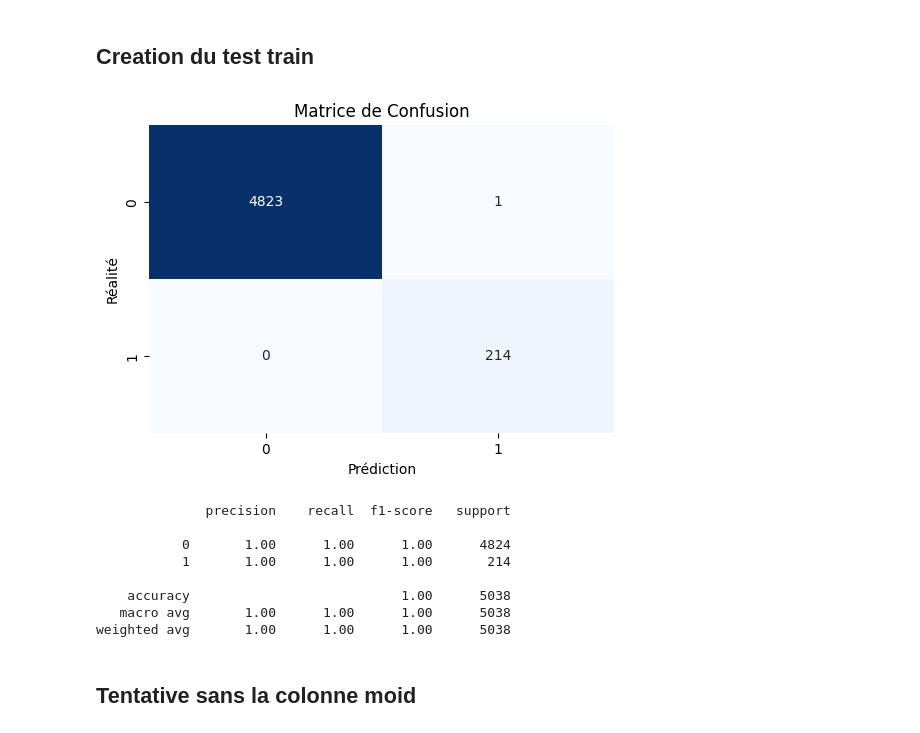
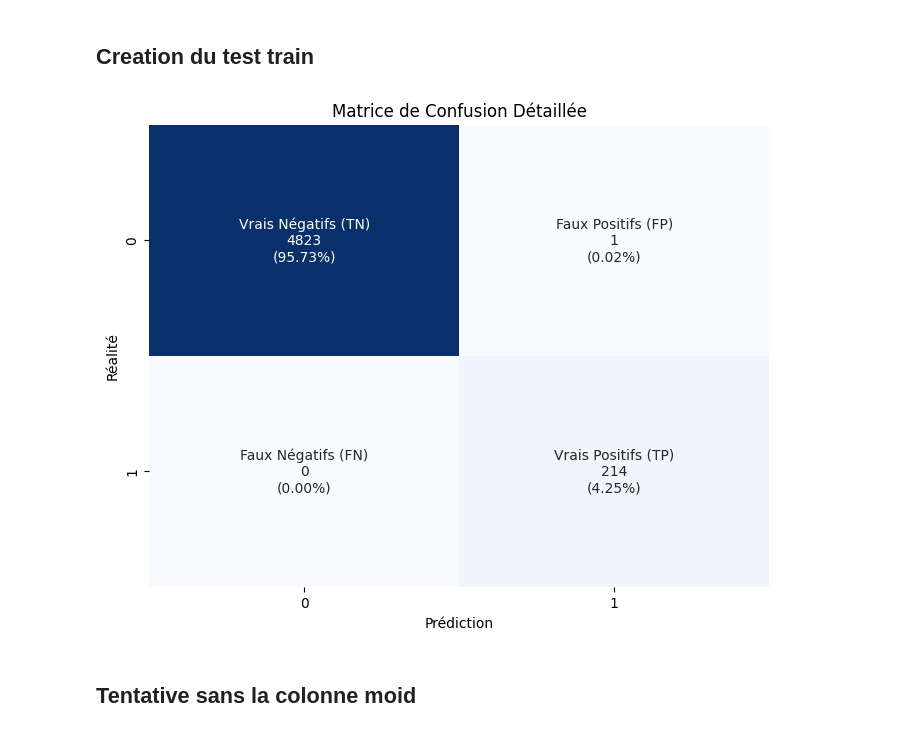
Before and after one commit to MehdiBoussalem/Nasa-ML, a Jupyter notebook: ml.ipynb, the cells around one changed output. Cells and saved outputs as stored; diff of their text form; code cells hidden in the pictures.

```diff
--- a/ml.ipynb
+++ b/ml.ipynb
@@ -40,34 +40,35 @@ X_test_scaled = scaler.transform(X_test)
 # %%
 from sklearn.ensemble import RandomForestClassifier
 from sklearn.metrics import classification_report, confusion_matrix
 import matplotlib.pyplot as plt
 import seaborn as sns
+import numpy as np
 
 model = RandomForestClassifier(n_estimators=100, random_state=42, class_weight='balanced')
 model.fit(X_train_scaled, y_train)
 
 y_pred = model.predict(X_test_scaled)
 
 conf_matrix = confusion_matrix(y_test, y_pred)
 
-plt.figure(figsize=(6,4))
-sns.heatmap(conf_matrix, annot=True, fmt='d', cmap='Blues', cbar=False)
+# Préparation des labels pour chaque case
+group_names = ['Vrais Négatifs (TN)', 'Faux Positifs (FP)', 'Faux Négatifs (FN)', 'Vrais Positifs (TP)']
+group_counts = ["{0:0.0f}".format(value) for value in conf_matrix.flatten()]
+group_percentages = ["{0:.2%}".format(value) for value in conf_matrix.flatten()/np.sum(conf_matrix)]
+
+# On combine le tout : Nom + Nombre + Pourcentage
+labels = [f"{v1}\n{v2}\n({v3})" for v1, v2, v3 in zip(group_names, group_counts, group_percentages)]
+labels = np.asarray(labels).reshape(2,2)
+
+plt.figure(figsize=(8, 6))
+sns.heatmap(conf_matrix, annot=labels, fmt='', cmap='Blues', cbar=False)
+
 plt.xlabel('Prédiction')
 plt.ylabel('Réalité')
-plt.title('Matrice de Confusion')
+plt.title('Matrice de Confusion Détaillée')
 plt.show()
-
-print(classification_report(y_test, y_pred))
 # %% [output]
-[figure, old version]
+[figure, new version]
-              precision    recall  f1-score   support
-
-           0       1.00      1.00      1.00      4824
-           1       1.00      1.00      1.00       214
-
-    accuracy                           1.00      5038
-   macro avg       1.00      1.00      1.00      5038
-weighted avg       1.00      1.00      1.00      5038
 # %% [markdown]
 ## Tentative sans la colonne moid
 # %%
```
Also changed, not shown: parts of 3 cells of this notebook.
